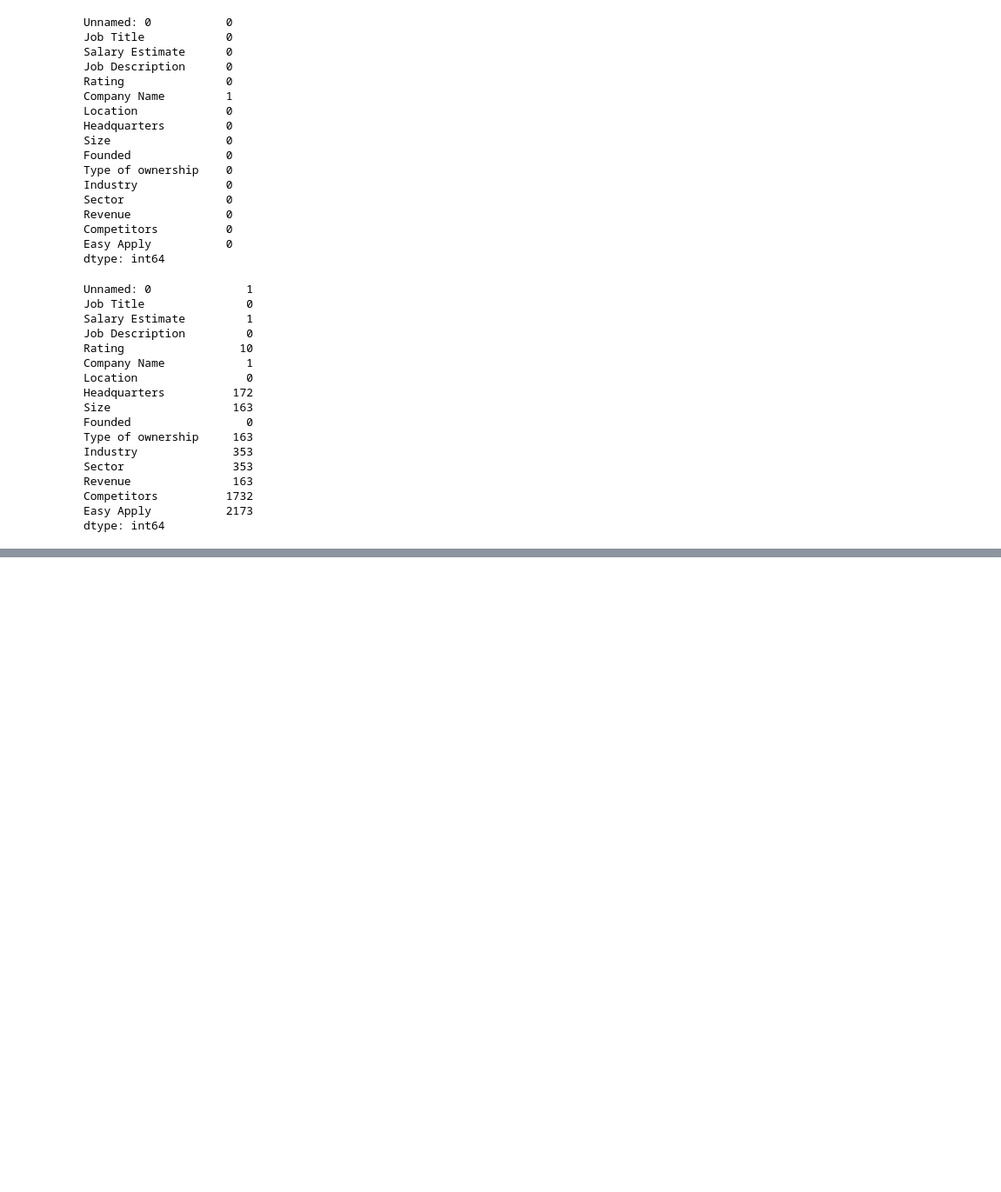
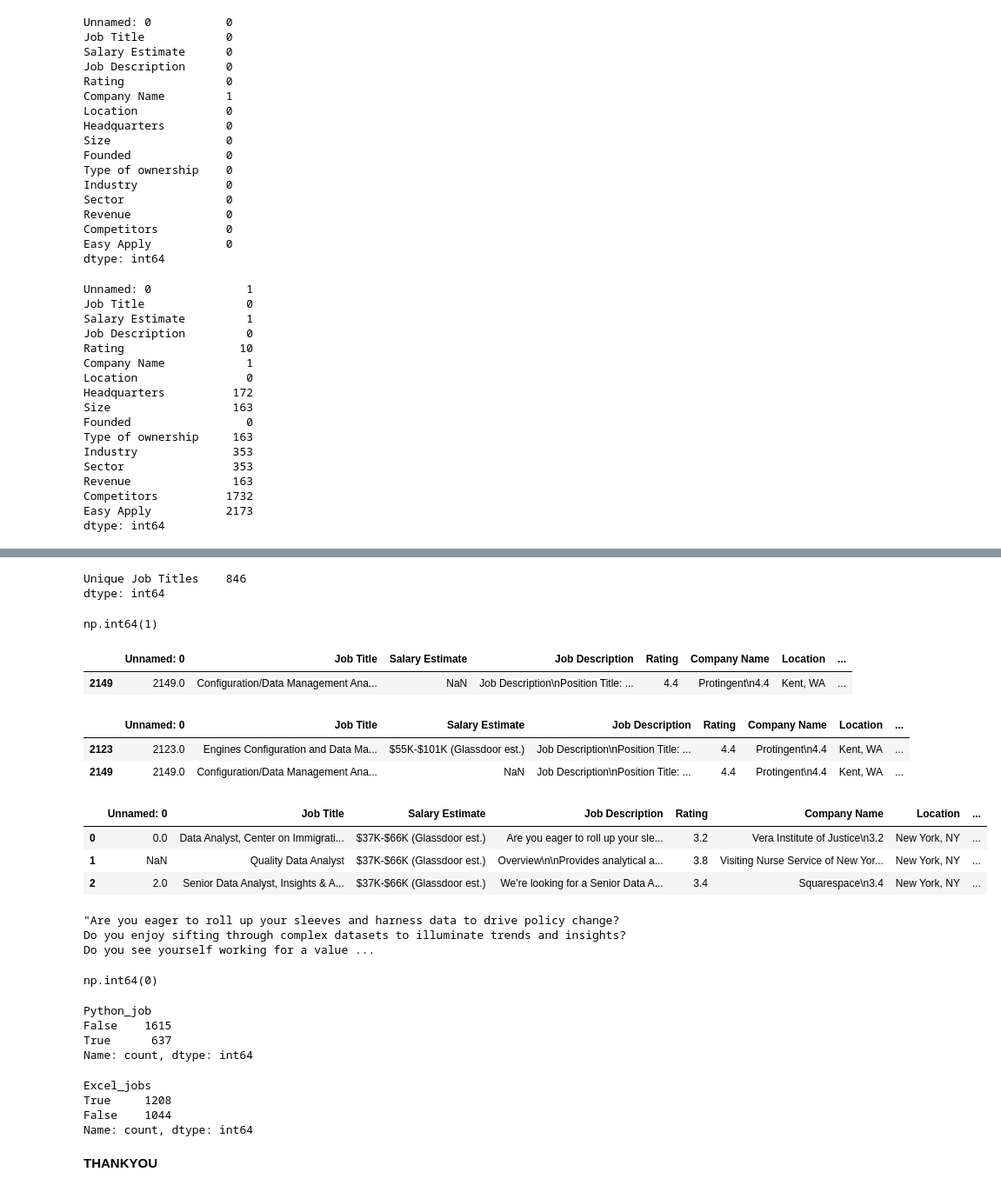
Before and after one commit to Arvindkumar7738600/PROJECT---DA, a Jupyter notebook: 4th.ipynb, the cells around one changed output, grey strips where cells are left out. Shown at 87% size. Drawn from its saved outputs; the diff is of its cells as text; code cells hidden in the pictures; blank space fills up the shorter version.

```diff
--- a/4th.ipynb
+++ b/4th.ipynb
@@ -189,0 +210,4 @@ dtype: int64
+# %%
+# This code replace string with another string within the DataFrame
+df["Job Title"] = df["Job Title"].str.replace("Sr. Data Analyst", "Senior Data Analyst")
+df["Job Title"] = df["Job Title"].str.replace("Sr Data Analyst", "Senior Data Analyst")
@@ -189,0 +239,60 @@ dtype: int64
+# %%
+#This will help us display all the rows
+pd.set_option('display.max_rows', None)
+# This will list all the Job Titles which have a frequency of greater then 3
+unique_job_titles_df[unique_job_titles_df["Unique Job Titles"] >3].sum()
+# %% [output]
+Unique Job Titles    846
+dtype: int64
+# %%
+df["Salary Estimate"].isnull().sum()
+# %% [output]
+np.int64(1)
+# %%
+# This code will help us get the data point whose value is missing in particular columns
+df[df["Salary Estimate"].isnull()]
+# %% [output]
+|  | Unnamed: 0 | Job Title | Salary Estimate | Job Description | Rating | Company Name | Location | ... |
+| 2149 | 2149.0 | Configuration/Data Management Ana... | NaN | Job Description\nPosition Title: ... | 4.4 | Protingent\n4.4 | Kent, WA | ... |
+# %%
+df[df["Company Name"] == "Protingent\n4.4"]
+# %% [output]
+|  | Unnamed: 0 | Job Title | Salary Estimate | Job Description | Rating | Company Name | Location | ... |
+| 2123 | 2123.0 | Engines Configuration and Data Ma... | $55K-$101K (Glassdoor est.) | Job Description\nPosition Title: ... | 4.4 | Protingent\n4.4 | Kent, WA | ... |
+| 2149 | 2149.0 | Configuration/Data Management Ana... | NaN | Job Description\nPosition Title: ... | 4.4 | Protingent\n4.4 | Kent, WA | ... |
+# %%
+# Droping the row that have missing value in the Salary Estimate
+df.drop(2149, inplace =True)
+# %%
+df.head(3)
+# %% [output]
+|  | Unnamed: 0 | Job Title | Salary Estimate | Job Description | Rating | Company Name | Location | ... |
+| 0 | 0.0 | Data Analyst, Center on Immigrati... | $37K-$66K (Glassdoor est.) | Are you eager to roll up your sle... | 3.2 | Vera Institute of Justice\n3.2 | New York, NY | ... |
+| 1 | NaN | Quality Data Analyst | $37K-$66K (Glassdoor est.) | Overview\n\nProvides analytical a... | 3.8 | Visiting Nurse Service of New Yor... | New York, NY | ... |
+| 2 | 2.0 | Senior Data Analyst, Insights & A... | $37K-$66K (Glassdoor est.) | We’re looking for a Senior Data A... | 3.4 | Squarespace\n3.4 | New York, NY | ... |
+# %%
+df["Job Description"][0]
+# %% [output]
+"Are you eager to roll up your sleeves and harness data to drive policy change? Do you enjoy sifting through complex datasets to illuminate trends and insights? Do you see yourself working for a value ...
+# %%
+df["Job Description"].isnull().sum()
+# %% [output]
+np.int64(0)
+# %%
+df["Python_job"] = df["Job Description"].str.contains("python", na= False ,case = False)
+df["Python_job"].value_counts()
+# %% [output]
+Python_job
+False    1615
+True      637
+Name: count, dtype: int64
+# %%
+df["Excel_jobs"] = df["Job Description"].str.contains("Excel", case=True)
+df["Excel_jobs"].value_counts()
+# %% [output]
+Excel_jobs
+True     1208
+False    1044
+Name: count, dtype: int64
+# %% [markdown]
+**THANKYOU**
```
Also changed, not shown: parts of 3 cells of this notebook.
